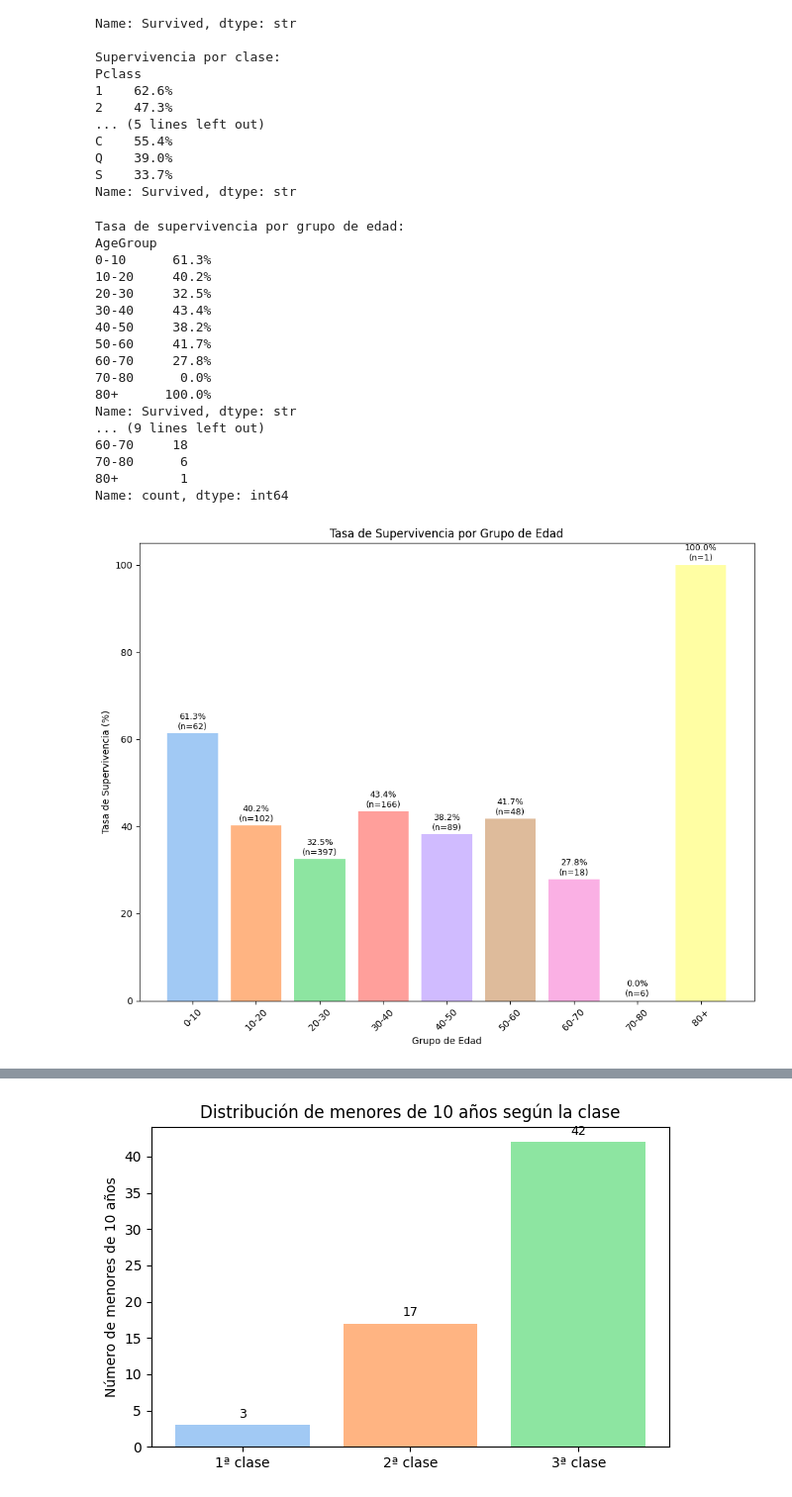
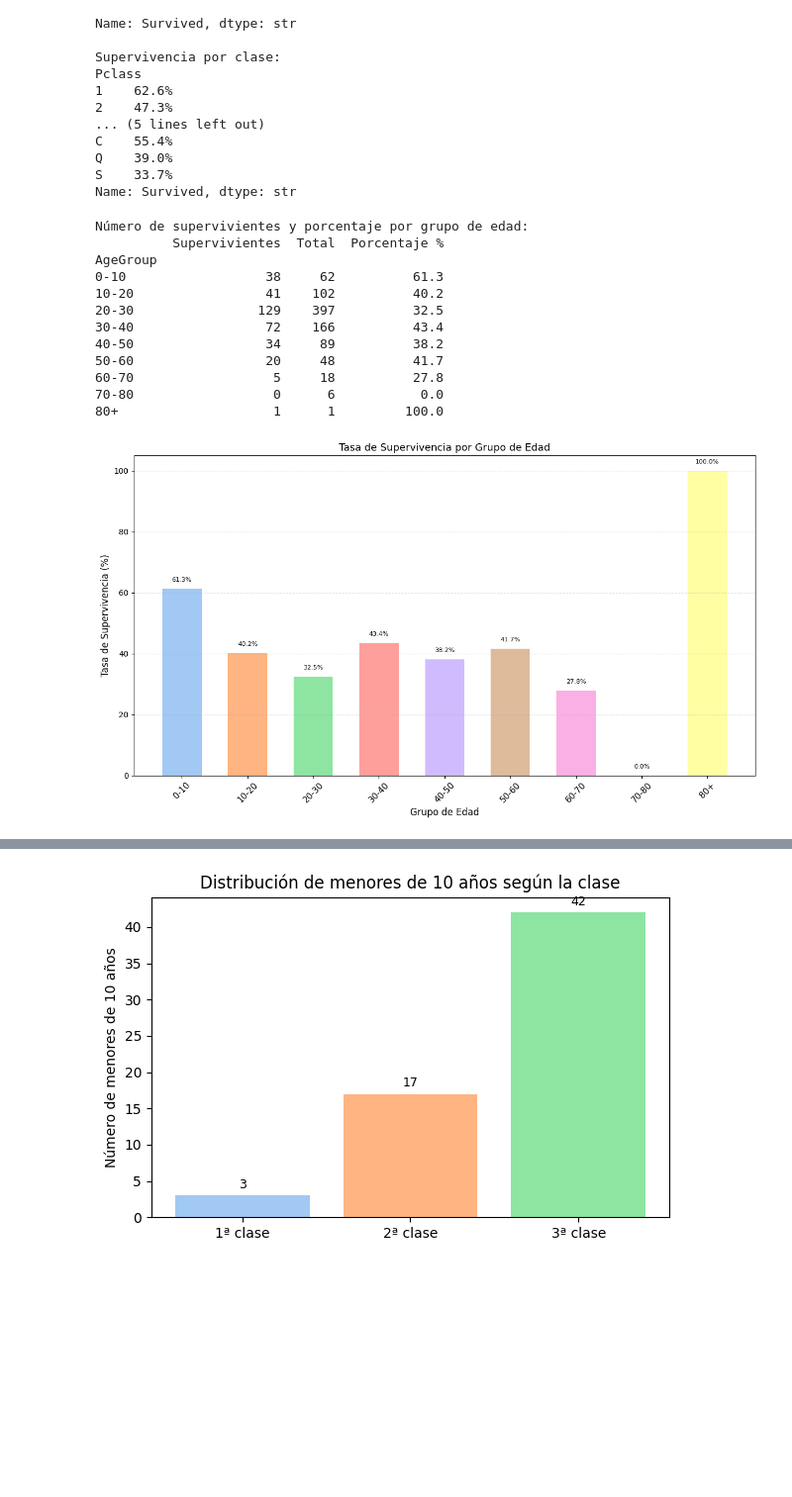
Before and after one commit to maria-enc/portfolio-datos, a Jupyter notebook: titanic/analisis_titanic.ipynb, the cells around one changed output, grey strips where cells are left out. Shown at 99% size. Drawn from its saved outputs; the diff is of its cells as text; code cells hidden in the pictures; blank space fills up the shorter version.

Commit message:
Actualización semana 1: mejoras en el análisis del Titanic

```diff
--- a/titanic/analisis_titanic.ipynb
+++ b/titanic/analisis_titanic.ipynb
@@ -379,52 +379,51 @@ C    55.4%
 Q    39.0%
 S    33.7%
 Name: Survived, dtype: str
+# %%
+# Pivot table: número de supervivientes y porcentaje según grupo de edad
+age_bins = [0, 10, 20, 30, 40, 50, 60, 70, 80, 90]
+age_labels = ['0-10', '10-20', '20-30', '30-40', '40-50', '50-60', '60-70', '70-80', '80+']
+if 'AgeGroup' not in df.columns:
+    df['AgeGroup'] = pd.cut(df['Age'], bins=age_bins, labels=age_labels, right=False)
+summary_by_age = df.groupby('AgeGroup')['Survived'].agg([
+    ('Supervivientes', 'sum'),
+    ('Total', 'count'),
+    ('Porcentaje %', lambda x: (x.sum() / len(x) * 100).round(1))
+])
+summary_by_age['Supervivientes'] = summary_by_age['Supervivientes'].astype(int)
+print("\nNúmero de supervivientes y porcentaje por grupo de edad:")
+print(summary_by_age)
+# %% [output]
+Número de supervivientes y porcentaje por grupo de edad:
+          Supervivientes  Total  Porcentaje %
+AgeGroup
+0-10                  38     62          61.3
+10-20                 41    102          40.2
+20-30                129    397          32.5
+30-40                 72    166          43.4
+40-50                 34     89          38.2
+50-60                 20     48          41.7
+60-70                  5     18          27.8
+70-80                  0      6           0.0
+80+                    1      1         100.0
 # %%
-# Tasa de supervivencia por edad
-# Agrupar las edades en rangos para mejor visualización
-age_bins = [0, 10, 20, 30, 40, 50, 60, 70, 80, 90]
-age_labels = ['0-10', '10-20', '20-30', '30-40', '40-50', '50-60', '60-70', '70-80', '80+']
-df['AgeGroup'] = pd.cut(df['Age'], bins=age_bins, labels=age_labels, right=False)
+# Gráfico de barras para la tasa de supervivencia por grupo de edad
+plt.figure(figsize=(12, 7))
 survival_by_age = df.groupby('AgeGroup')['Survived'].mean().mul(100).round(1)
-# contamos cuántos pasajeros hay en cada grupo de edad
-counts_by_age = df['AgeGroup'].value_counts().sort_index()
-
-print("\nTasa de supervivencia por grupo de edad:")
-print(survival_by_age.astype(str) + "%")
-print("\nNúmero de pasajeros en cada grupo:")
-print(counts_by_age)
-
-# Gráfico de barras para la tasa de supervivencia por grupo de edad
-plt.figure(figsize=(10, 8))
+counts_by_age = df.groupby('AgeGroup').size()
 colors = sns.color_palette('pastel', n_colors=len(survival_by_age))
-plt.bar(survival_by_age.index, survival_by_age.values, color=colors)
-plt.xticks(rotation=45)
-plt.xlabel('Grupo de Edad')
-plt.ylabel('Tasa de Supervivencia (%)')
-plt.title('Tasa de Supervivencia por Grupo de Edad')
+plt.bar(survival_by_age.index, survival_by_age.values, color=colors, width=0.6)
+plt.xticks(rotation=45, fontsize=11)
+plt.xlabel('Grupo de Edad', fontsize=12)
+plt.ylabel('Tasa de Supervivencia (%)', fontsize=12)
+plt.title('Tasa de Supervivencia por Grupo de Edad', fontsize=13)
+plt.ylim(0, 105)
 # Anotaciones: porcentaje sobre cada barra y tamaño de muestra debajo
 for i, v in enumerate(survival_by_age.values):
-    cnt = counts_by_age.iloc[i]
-    plt.text(i, v + 1, f"{v:.1f}%\n(n={cnt})", ha='center', fontsize=9)
+    plt.text(i, v + 2, f"{v:.1f}%", ha='center', fontsize=8, va='bottom')
+plt.grid(axis='y', alpha=0.3, linestyle='--')
 plt.tight_layout()
 plt.show()
 # %% [output]
-Tasa de supervivencia por grupo de edad:
-AgeGroup
-0-10      61.3%
-10-20     40.2%
-20-30     32.5%
-30-40     43.4%
-40-50     38.2%
-50-60     41.7%
-60-70     27.8%
-70-80      0.0%
-80+      100.0%
-Name: Survived, dtype: str
-... (9 lines left out)
-60-70     18
-70-80      6
-80+        1
-Name: count, dtype: int64
-[figure, old version]
+[figure, new version]
 # %%
```
Also changed, not shown: parts of 11 cells of this notebook, 3 other files.
